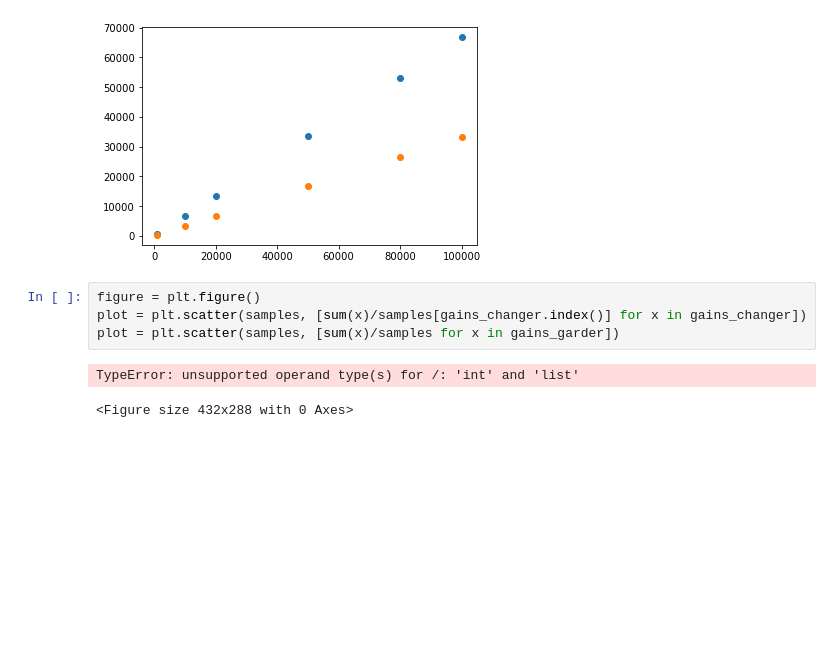
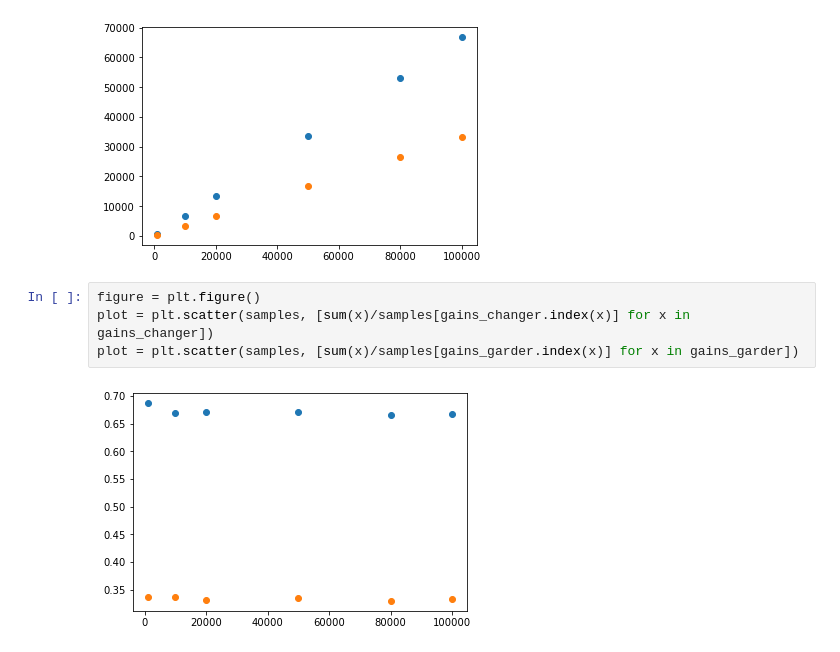
Before and after one commit to CHATELET-Arnaud/2021-11-18_NumPy_Jupyter_tutorial_OpenClassrooms, a Jupyter notebook: 2021-11-18T18-18 MontyHall.ipynb, the cells around one changed output. Saved outputs shown, nothing was run; the diff lists cells and outputs as text; blank space fills up the shorter version.

Commit message:
figure

```diff
--- a/2021-11-18T18-18 MontyHall.ipynb
+++ b/2021-11-18T18-18 MontyHall.ipynb
@@ -113,8 +113,7 @@ plot = plt.scatter(samples, [sum(x) for x in gains_garder])
 [figure]
 # %%
 figure = plt.figure()
-plot = plt.scatter(samples, [sum(x)/samples[gains_changer.index()] for x in gains_changer])
-plot = plt.scatter(samples, [sum(x)/samples for x in gains_garder])
+plot = plt.scatter(samples, [sum(x)/samples[gains_changer.index(x)] for x in gains_changer])
+plot = plt.scatter(samples, [sum(x)/samples[gains_garder.index(x)] for x in gains_garder])
 # %% [output]
-TypeError: unsupported operand type(s) for /: 'int' and 'list'
-<Figure size 432x288 with 0 Axes>
+[figure, added]
```
